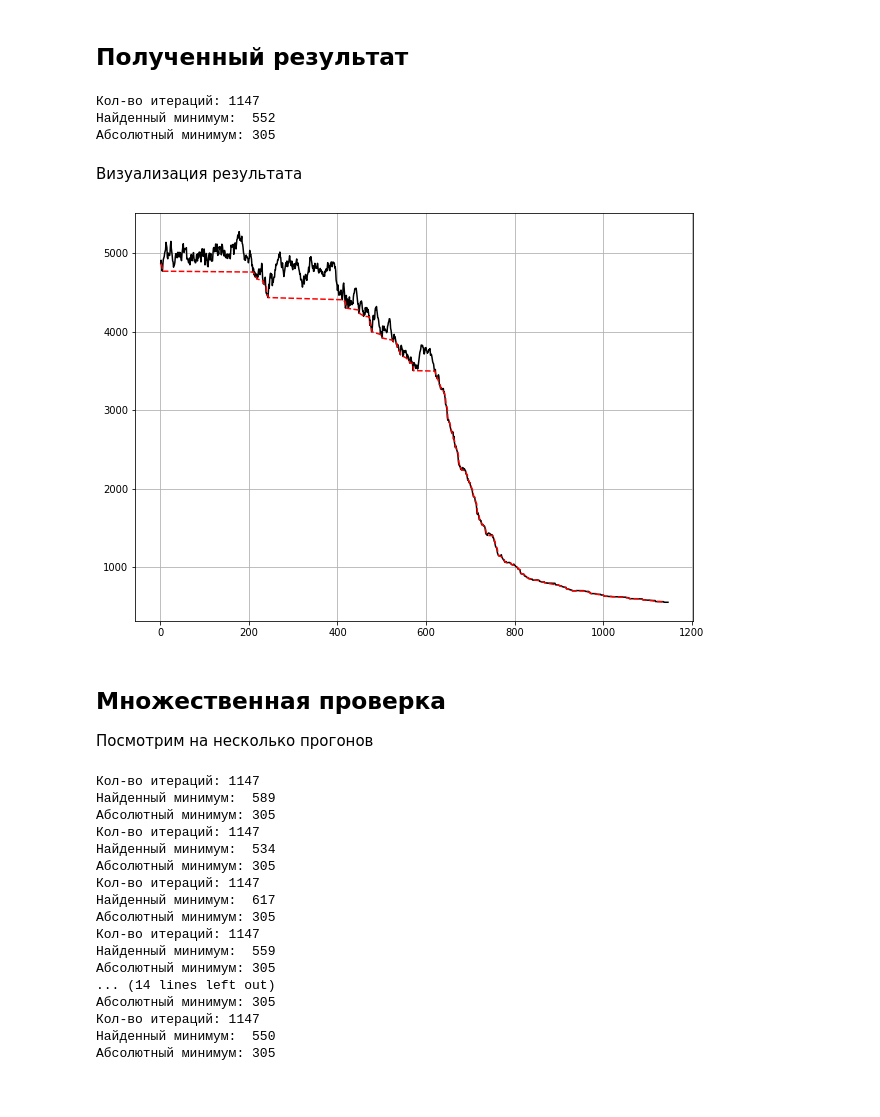
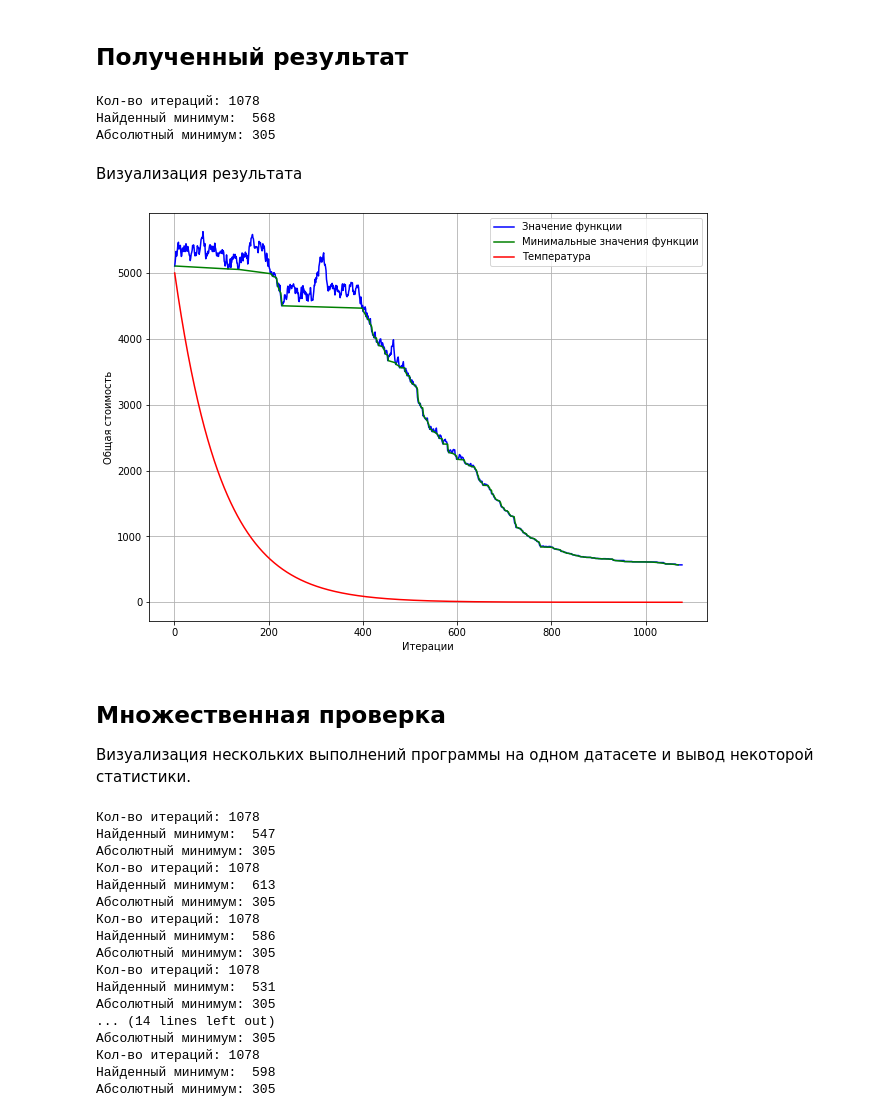
Before and after one commit to shredder67/IntellectualSystems, a Jupyter notebook: SimulatedAnnealing/SimulatedAnnealing.ipynb, the cells around one changed output. Cells and saved outputs as stored; diff of their text form; code cells hidden in the pictures.

Commit message:
Finest version of plots

```diff
--- a/SimulatedAnnealing/SimulatedAnnealing.ipynb
+++ b/SimulatedAnnealing/SimulatedAnnealing.ipynb
@@ -117,7 +117,9 @@ def h(d_E, t) -> float:
 
 # Проверка перехода в новое состояние
 def check_prob(v) -> bool:
-    return random() < v
+    d = random()
+    #print("{:.2f}".format(d))
+    return d < v
 # %% [markdown]
 Реализация непосредственно *метода отжига*
 # %%
@@ -127,12 +129,13 @@ def anneal():
     f = E(cur_solution, costs)
 
     f_global_min = f
-    max_temp = 10_000
+    max_temp = 5000
     temp = max_temp
     k = 1
 
     candidate_mins=[[],[]]
     all_values=[[],[]]
+    temp_values=[[],[]]
 
     while temp > 0.1:
         if f_global_min > f:
@@ -146,10 +149,15 @@ def anneal():
             j = randint(0, len(cur_solution) - 1)
             cur_solution[i], cur_solution[j] = cur_solution[j], cur_solution[i]
             cur_solution[i:j + 1]
+            #print(i, j)
+            #print("После перестановки: ...", cur_solution[i - 1], cur_solution[i],
+                  #cur_solution[i + 1], "...", cur_solution[j - 1], cur_solution[j], cur_solution[j + 1])
 
             # Подсчет нового значения целевой функции и вероятности перехода
             f_new = E(cur_solution, costs)
             prob = h(f_new - f, temp)
+
+            #print("{:.2f} -> {:.2f}:\t{:.2f}".format(f, f_new, prob))
 
             # Вероятностный переход
             if check_prob(prob):
@@ -160,7 +168,12 @@ def anneal():
             else:
                 cur_solution[i], cur_solution[j] = cur_solution[j], cur_solution[i]
 
-        #y_values.append(f)
+        #if k >= 200 and k <= 300:
+        #  print("[{}:{:.2f}]\t{}".format(k, temp, f))
+
+        temp_values[0].append(k)
+        temp_values[1].append(temp)
+
         temp = T(temp)
         k += 1
 
@@ -168,49 +181,53 @@ def anneal():
     print('Найденный минимум: ', str(f_global_min))
     print("Абсолютный минимум:", correct_solutions['assign100.txt'])
 
-    return all_values, candidate_mins
+    return all_values, candidate_mins, temp_values
 # %% [markdown]
 ## Полученный результат
 # %%
-f1, f2 = anneal()
+f1, f2, temp = anneal()
 # %% [output]
-Кол-во итераций: 1147
-Найденный минимум:  552
+Кол-во итераций: 1078
+Найденный минимум:  568
 Абсолютный минимум: 305
 # %% [markdown]
 Визуализация результата
 # %%
 plt.figure(figsize=(10, 7.5))
-plt.plot(f1[0], f1[1], 'k',
-         f2[0], f2[1], 'r--')
+plt.plot(f1[0], f1[1], 'b',
+         f2[0], f2[1], 'g',
+         temp[0], temp[1], 'r')
+plt.legend(["Значение функции", "Минимальные значения функции", "Температура"])
+plt.xlabel("Итерации")
+plt.ylabel("Общая стоимость")
 plt.grid(True)
 plt.show()
 # %% [output]
-[figure, old version]
+[figure, new version]
-# %% [markdown]
-## Множественная проверка
-
-Посмотрим на несколько прогонов
+# %% [markdown]
+## Множественная проверка
+
+Визуализация нескольких выполнений программы на одном датасете и вывод некоторой статистики.
 # %%
 res = []
 for i in range(10):
-  f1, f2 = anneal()
+  f1, f2, temp = anneal()
   res.append(f2[1][-1])
 # %% [output]
-Кол-во итераций: 1147
-Найденный минимум:  589
+Кол-во итераций: 1078
+Найденный минимум:  547
 Абсолютный минимум: 305
-Кол-во итераций: 1147
-Найденный минимум:  534
+Кол-во итераций: 1078
+Найденный минимум:  613
 Абсолютный минимум: 305
-Кол-во итераций: 1147
-Найденный минимум:  617
+Кол-во итераций: 1078
+Найденный минимум:  586
 Абсолютный минимум: 305
-Кол-во итераций: 1147
-Найденный минимум:  559
+Кол-во итераций: 1078
+Найденный минимум:  531
 Абсолютный минимум: 305
 ... (14 lines left out)
 Абсолютный минимум: 305
-Кол-во итераций: 1147
-Найденный минимум:  550
+Кол-во итераций: 1078
+Найденный минимум:  598
 Абсолютный минимум: 305
```
Also changed, not shown: parts of 3 cells of this notebook.
